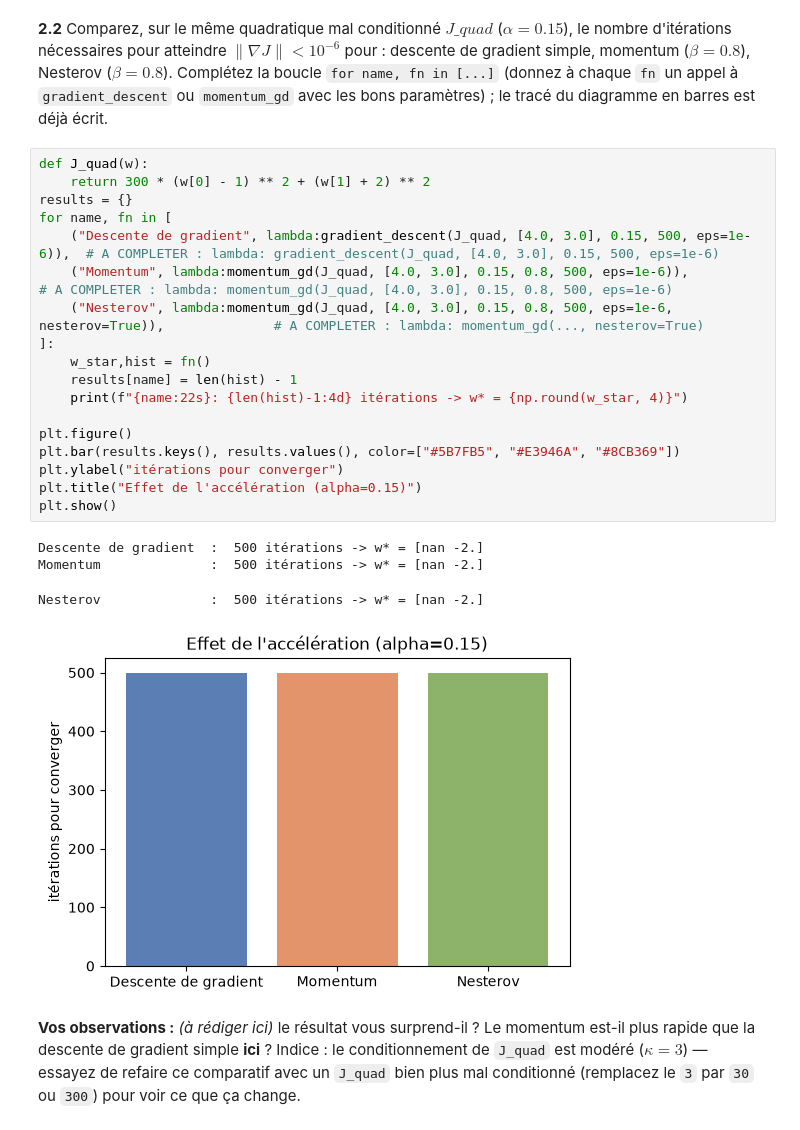
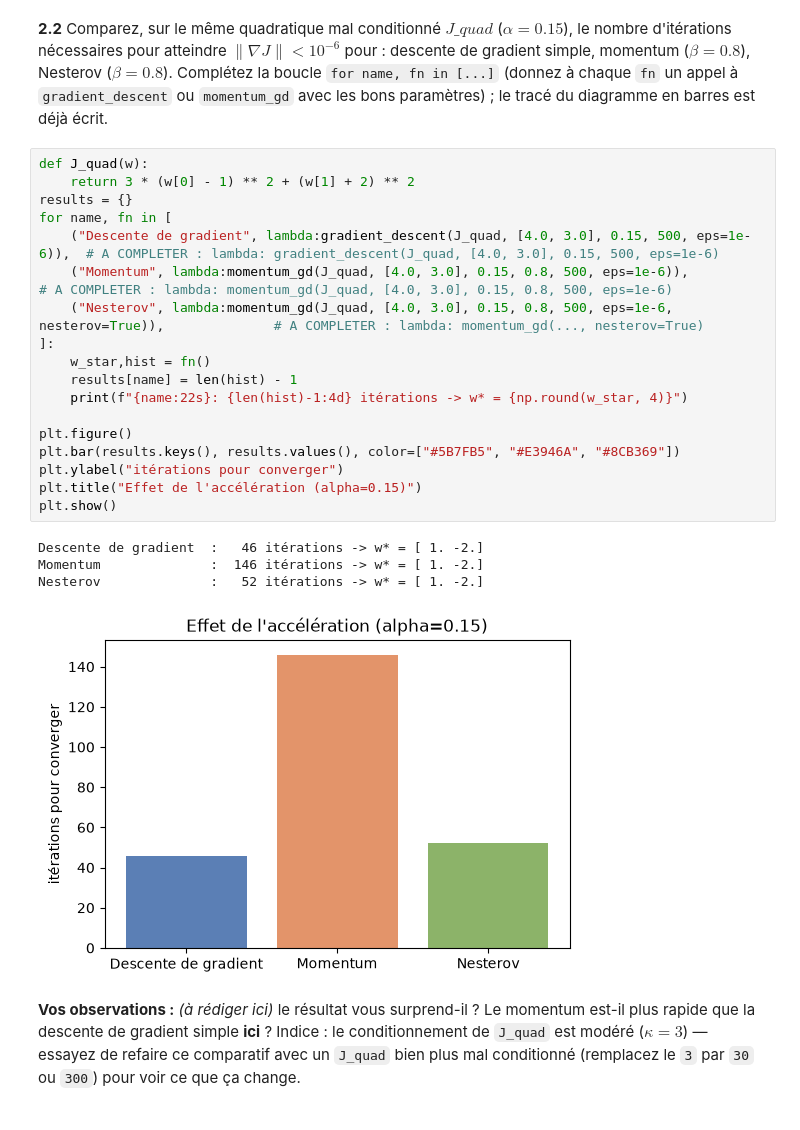
Before and after one commit to Pierre-ING-AI/S1-LP, a Jupyter notebook: Seance1_TP1_optimisation_continue_lineaire.ipynb, the cells around one changed output. Drawn from its saved outputs; the diff is of its cells as text.

```diff
--- a/Seance1_TP1_optimisation_continue_lineaire.ipynb
+++ b/Seance1_TP1_optimisation_continue_lineaire.ipynb
@@ -189,27 +189,27 @@ OK : momentum -> w*=3.0000 en 67 it. ; nesterov -> w*=3.0000 en 54 it.
 **2.2** Comparez, sur le même quadratique mal conditionné $J\_quad$ ($\alpha = 0.15$), le nombre d'itérations nécessaires pour atteindre $\|\nabla J\| < 10^{-6}$ pour : descente de gradient simple, momentum ($\beta=0.8$), Nesterov ($\beta=0.8$). Complétez la boucle `for name, fn in [...]` (donnez à chaque `fn` un appel à `gradient_descent` ou `momentum_gd` avec les bons paramètres) ; le tracé du diagramme en barres est déjà écrit.
 # %%
 def J_quad(w):
-    return 300 * (w[0] - 1) ** 2 + (w[1] + 2) ** 2
+    return 3 * (w[0] - 1) ** 2 + (w[1] + 2) ** 2
 results = {}
 for name, fn in [
     ("Descente de gradient", lambda:gradient_descent(J_quad, [4.0, 3.0], 0.15, 500, eps=1e-6)),  # A COMPLETER : lambda: gradient_descent(J_quad, [4.0, 3.0], 0.15, 500, eps=1e-6)
     ("Momentum", lambda:momentum_gd(J_quad, [4.0, 3.0], 0.15, 0.8, 500, eps=1e-6)),              # A COMPLETER : lambda: momentum_gd(J_quad, [4.0, 3.0], 0.15, 0.8, 500, eps=1e-6)
     ("Nesterov", lambda:momentum_gd(J_quad, [4.0, 3.0], 0.15, 0.8, 500, eps=1e-6, nesterov=True)),              # A COMPLETER : lambda: momentum_gd(..., nesterov=True)
 ]:
     w_star,hist = fn()
     results[name] = len(hist) - 1
     print(f"{name:22s}: {len(hist)-1:4d} itérations -> w* = {np.round(w_star, 4)}")
 
 plt.figure()
 plt.bar(results.keys(), results.values(), color=["#5B7FB5", "#E3946A", "#8CB369"])
 plt.ylabel("itérations pour converger")
 plt.title("Effet de l'accélération (alpha=0.15)")
 plt.show()
 # %% [output]
-Descente de gradient  :  500 itérations -> w* = [nan -2.]
-Momentum              :  500 itérations -> w* = [nan -2.]
+Descente de gradient  :   46 itérations -> w* = [ 1. -2.]
+Momentum              :  146 itérations -> w* = [ 1. -2.]
+Nesterov              :   52 itérations -> w* = [ 1. -2.]
-Nesterov              :  500 itérations -> w* = [nan -2.]
-[figure, old version]
+[figure, new version]
 # %% [markdown]
 **Vos observations :** *(à rédiger ici)* le résultat vous surprend-il ? Le momentum est-il plus rapide que la descente de gradient simple **ici** ? Indice : le conditionnement de `J_quad` est modéré ($\kappa=3$) — essayez de refaire ce comparatif avec un `J_quad` bien plus mal conditionné (remplacez le `3` par `30` ou `300`) pour voir ce que ça change.
 # %% [markdown]
```
Also changed, not shown: parts of 1 cell of this notebook.
